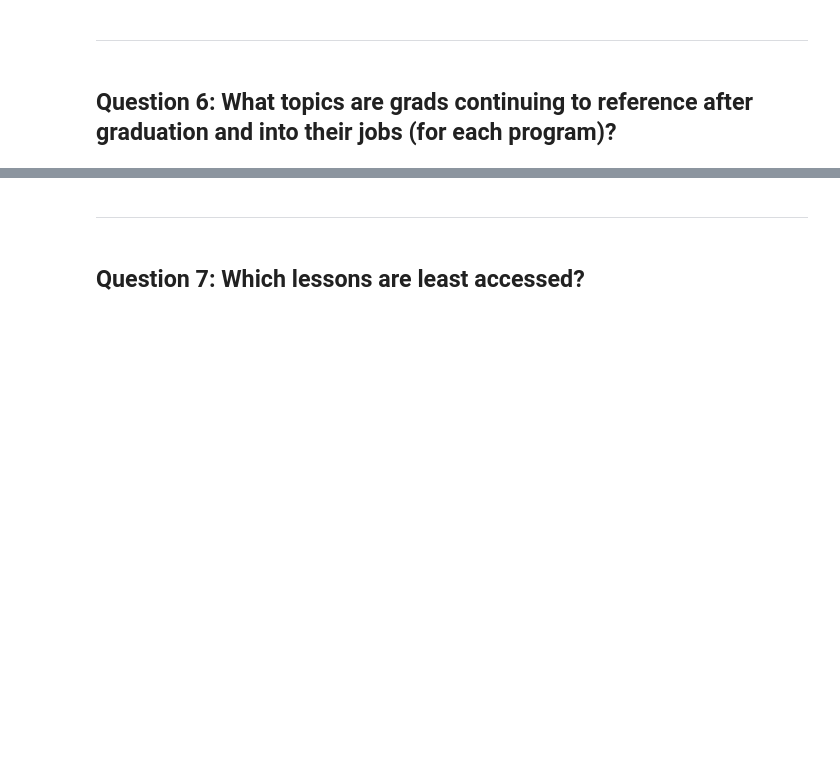
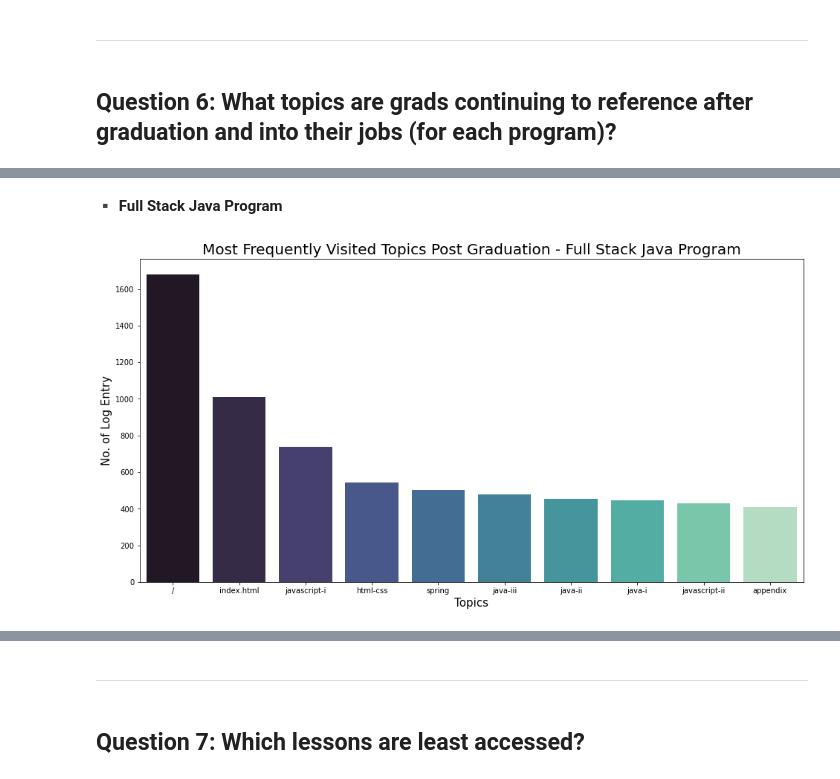
Before and after one commit to JML-Association/Anomaly-Detection-Project, a Jupyter notebook: final_report.ipynb, the cells around one changed output, grey strips where cells are left out. Cells and saved outputs as stored; diff of their text form; code cells hidden in the pictures; blank space fills up the shorter version.

```diff
--- a/final_report.ipynb
+++ b/final_report.ipynb
@@ -322,0 +330,7 @@ WIP!!!
+# %% [markdown]
+**▪️ Full Stack Java Program**
+# %%
+# Calling function to plot the top tops for full stack java program
+explore.q6_p1(df)
+# %% [output]
+[figure, added]
```
Also changed, not shown: parts of 13 cells of this notebook.
